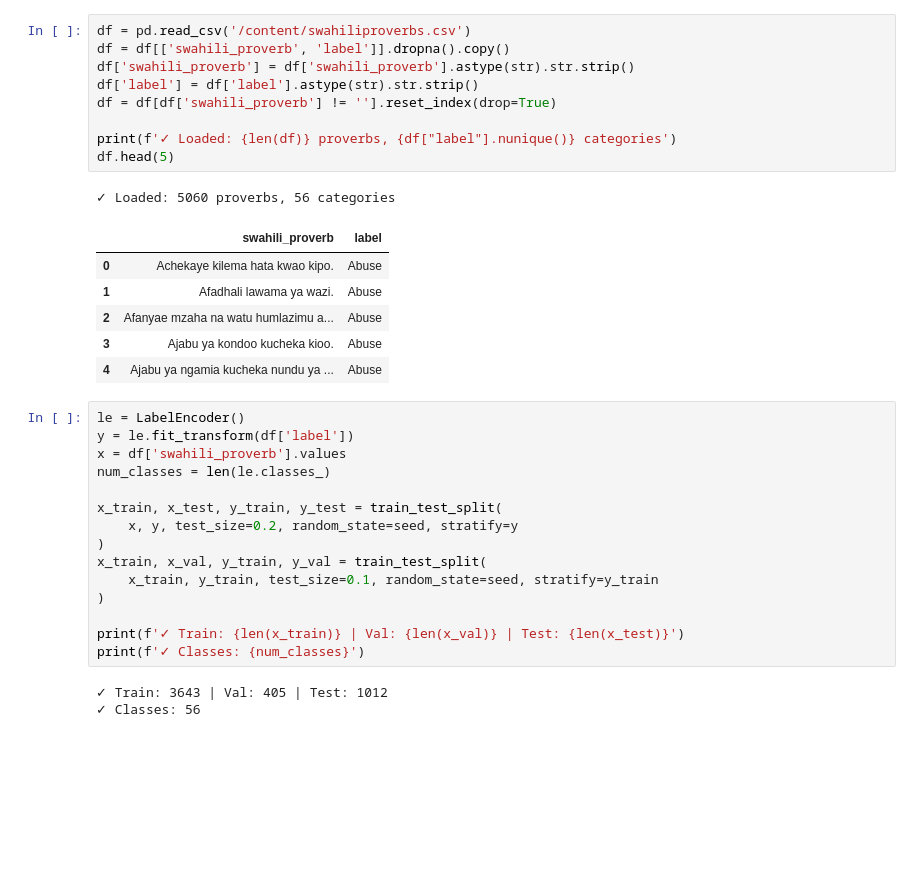
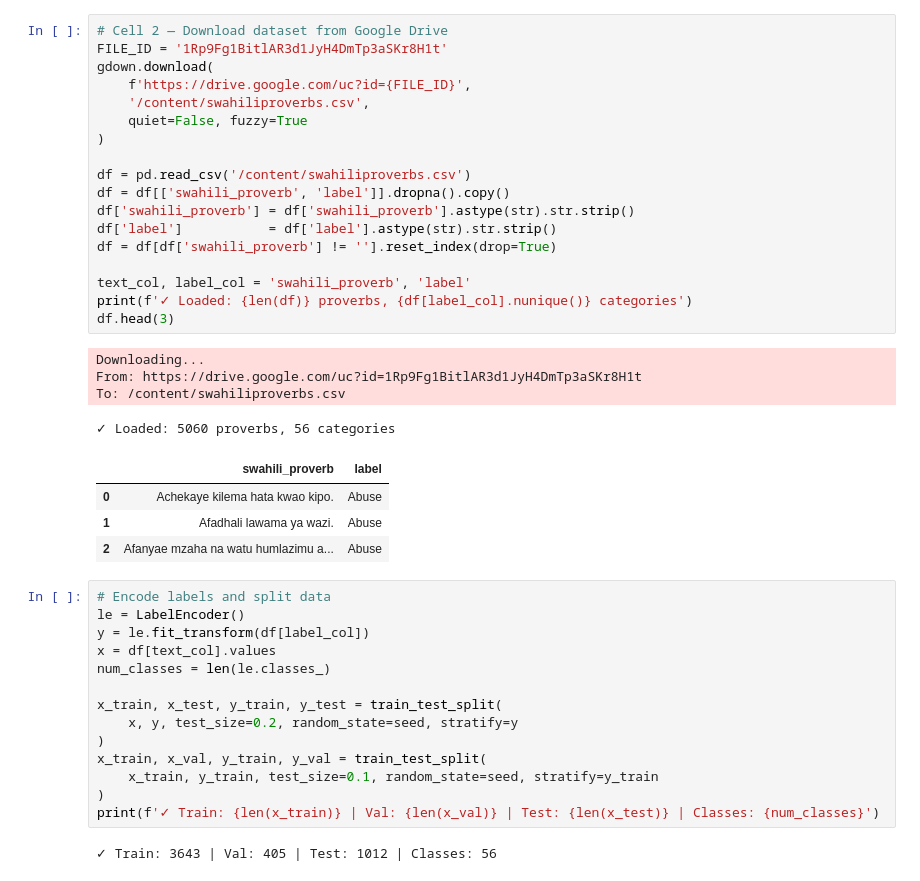
Before and after one commit to belinatom/NALAPROJECT, a Jupyter notebook: nlp_task2.ipynb, the cells around one changed output. Cells and saved outputs as stored; diff of their text form; blank space fills up the shorter version.

```diff
--- a/nlp_task2.ipynb
+++ b/nlp_task2.ipynb
@@ -92,24 +46,35 @@ BERT improvements:
 # %%
+# Cell 2 — Download dataset from Google Drive
+FILE_ID = '1Rp9Fg1BitlAR3d1JyH4DmTp3aSKr8H1t'
+gdown.download(
+    f'https://drive.google.com/uc?id={FILE_ID}',
+    '/content/swahiliproverbs.csv',
+    quiet=False, fuzzy=True
+)
+
 df = pd.read_csv('/content/swahiliproverbs.csv')
 df = df[['swahili_proverb', 'label']].dropna().copy()
 df['swahili_proverb'] = df['swahili_proverb'].astype(str).str.strip()
-df['label'] = df['label'].astype(str).str.strip()
+df['label']           = df['label'].astype(str).str.strip()
 df = df[df['swahili_proverb'] != ''].reset_index(drop=True)
 
-print(f'✓ Loaded: {len(df)} proverbs, {df["label"].nunique()} categories')
-df.head(5)
+text_col, label_col = 'swahili_proverb', 'label'
+print(f'✓ Loaded: {len(df)} proverbs, {df[label_col].nunique()} categories')
+df.head(3)
 # %% [output]
-✓ Loaded: 5060 proverbs, 56 categories
+Downloading...
+From: https://drive.google.com/uc?id=1Rp9Fg1BitlAR3d1JyH4DmTp3aSKr8H1t
+To: /content/swahiliproverbs.csv
+✓ Loaded: 5060 proverbs, 56 categories
 |  | swahili_proverb | label |
 | 0 | Achekaye kilema hata kwao kipo. | Abuse |
 | 1 | Afadhali lawama ya wazi. | Abuse |
 | 2 | Afanyae mzaha na watu humlazimu a... | Abuse |
-| 3 | Ajabu ya kondoo kucheka kioo. | Abuse |
-| 4 | Ajabu ya ngamia kucheka nundu ya ... | Abuse |
 # %%
+# Encode labels and split data
 le = LabelEncoder()
-y = le.fit_transform(df['label'])
-x = df['swahili_proverb'].values
+y = le.fit_transform(df[label_col])
+x = df[text_col].values
 num_classes = len(le.classes_)
 
 x_train, x_test, y_train, y_test = train_test_split(
@@ -118,10 +83,7 @@ x_train, x_test, y_train, y_test = train_test_split(
 x_train, x_val, y_train, y_val = train_test_split(
     x_train, y_train, test_size=0.1, random_state=seed, stratify=y_train
 )
-
-print(f'✓ Train: {len(x_train)} | Val: {len(x_val)} | Test: {len(x_test)}')
-print(f'✓ Classes: {num_classes}')
+print(f'✓ Train: {len(x_train)} | Val: {len(x_val)} | Test: {len(x_test)} | Classes: {num_classes}')
 # %% [output]
-✓ Train: 3643 | Val: 405 | Test: 1012
-✓ Classes: 56
+✓ Train: 3643 | Val: 405 | Test: 1012 | Classes: 56
 # %%
```
Also changed, not shown: parts of 18 cells of this notebook.
